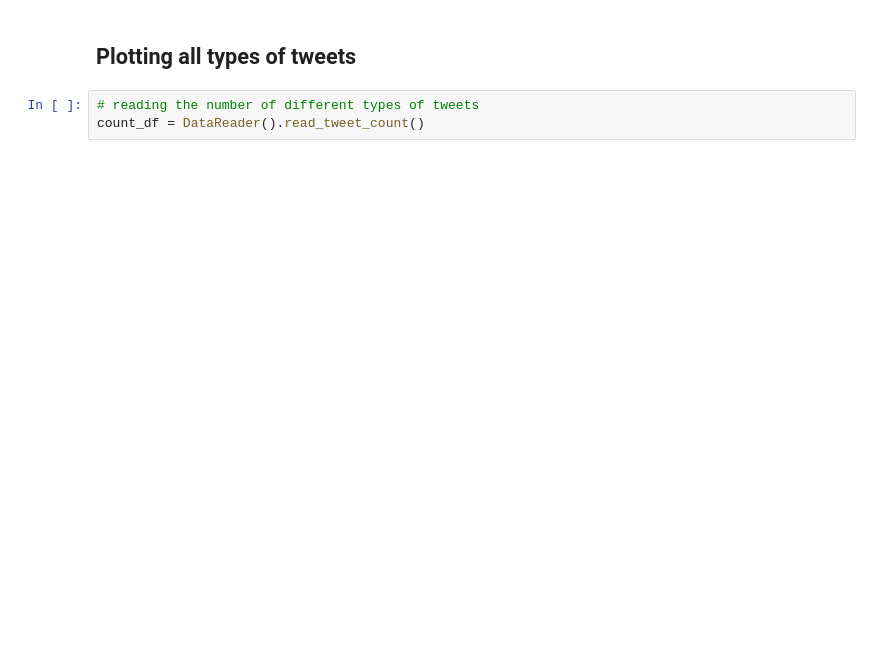
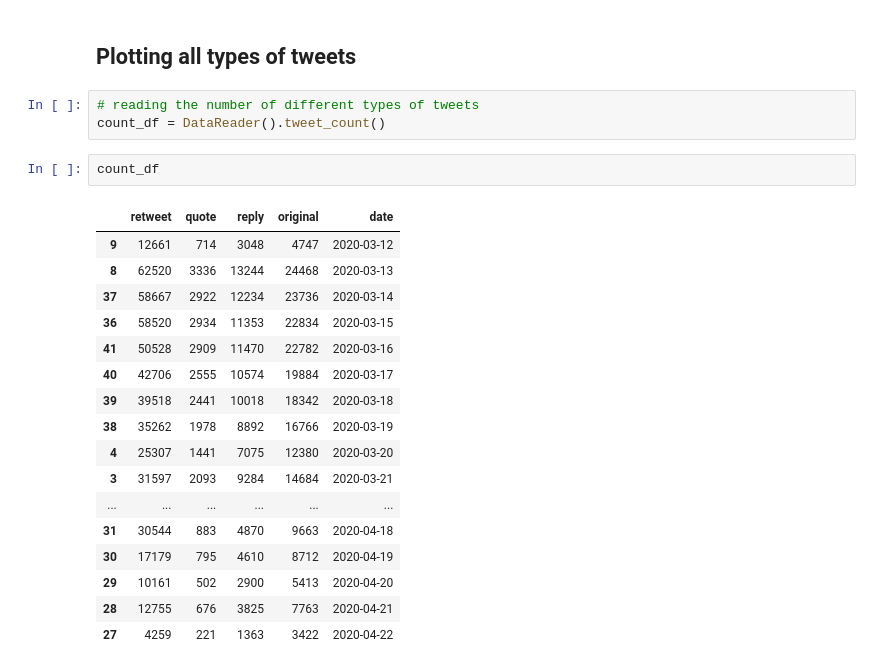
Before and after one commit to phosseini/COVID19-fa, a Jupyter notebook: statistics.ipynb, the cells around one changed output. Drawn from its saved outputs; the diff is of its cells as text; blank space fills up the shorter version.

```diff
--- a/statistics.ipynb
+++ b/statistics.ipynb
@@ -117,5 +122,25 @@ plt.show()
 ## Plotting all types of tweets
 # %%
 # reading the number of different types of tweets
-count_df = DataReader().read_tweet_count()
+count_df = DataReader().tweet_count()
+# %%
+count_df
+# %% [output]
+|  | retweet | quote | reply | original | date |
+| 9 | 12661 | 714 | 3048 | 4747 | 2020-03-12 |
+| 8 | 62520 | 3336 | 13244 | 24468 | 2020-03-13 |
+| 37 | 58667 | 2922 | 12234 | 23736 | 2020-03-14 |
+| 36 | 58520 | 2934 | 11353 | 22834 | 2020-03-15 |
+| 41 | 50528 | 2909 | 11470 | 22782 | 2020-03-16 |
+| 40 | 42706 | 2555 | 10574 | 19884 | 2020-03-17 |
+| 39 | 39518 | 2441 | 10018 | 18342 | 2020-03-18 |
+| 38 | 35262 | 1978 | 8892 | 16766 | 2020-03-19 |
+| 4 | 25307 | 1441 | 7075 | 12380 | 2020-03-20 |
+| 3 | 31597 | 2093 | 9284 | 14684 | 2020-03-21 |
+| ... | ... | ... | ... | ... | ... |
+| 31 | 30544 | 883 | 4870 | 9663 | 2020-04-18 |
+| 30 | 17179 | 795 | 4610 | 8712 | 2020-04-19 |
+| 29 | 10161 | 502 | 2900 | 5413 | 2020-04-20 |
+| 28 | 12755 | 676 | 3825 | 7763 | 2020-04-21 |
+| 27 | 4259 | 221 | 1363 | 3422 | 2020-04-22 |
 # %%
```
Also changed, not shown: parts of 6 cells of this notebook, 2 other files.
